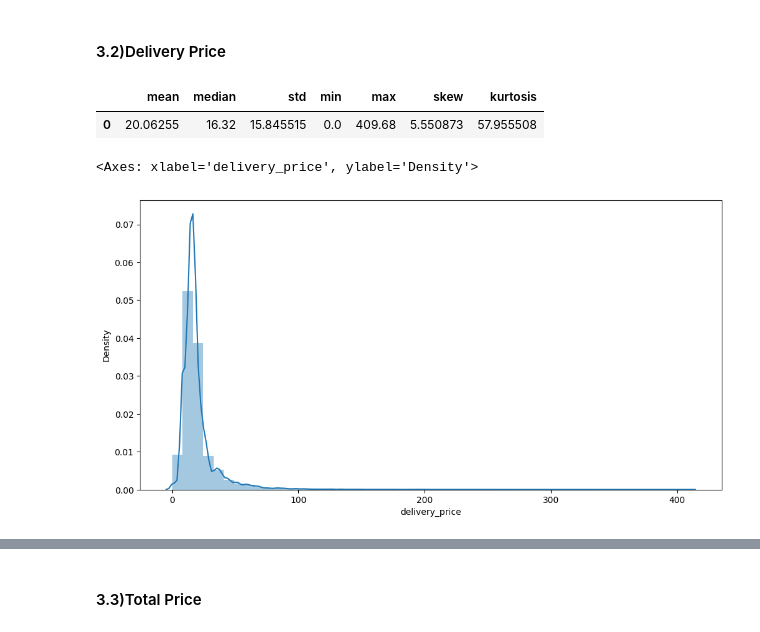
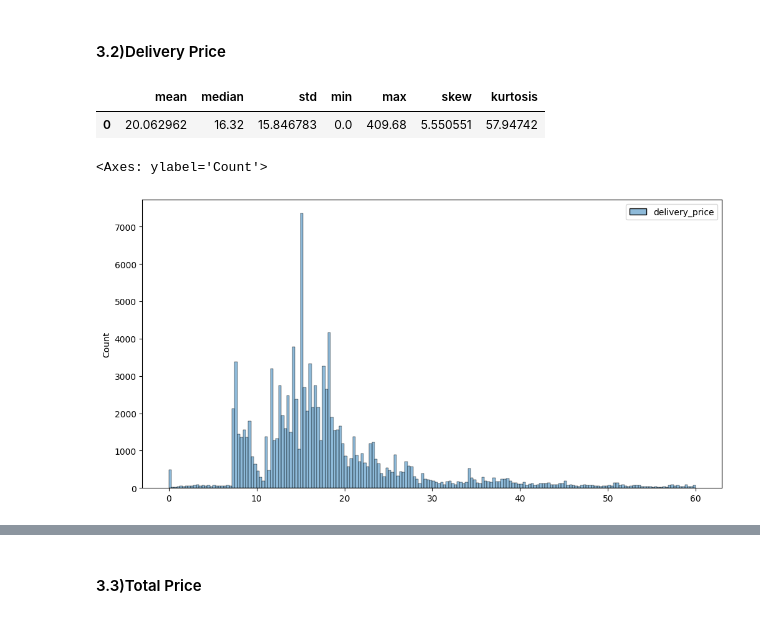
Before and after one commit to barbarafarah/clustering-clients, a Jupyter notebook: clustering.ipynb, the cells around one changed output, grey strips where cells are left out. Saved outputs shown, nothing was run; the diff lists cells and outputs as text; code cells hidden in the pictures.

```diff
--- a/clustering.ipynb
+++ b/clustering.ipynb
@@ -175,10 +224,13 @@ or
 
 For this reason, I will delete these values.
 # %%
-query = """select * from df_info_clients
-where (order_approved is not null
-and order_dliveryman is not null
-and order_delivery is not null)
-or order_status <> 'delivered';
-"""
-df_info_clients = ps.sqldf(query, globals())
+#query = """select * from df_info_clients
+#where (order_approved is not null
+#and order_dliveryman is not null
+#and order_delivery is not null)
+#or order_status <> 'delivered';
+#"""
+#df_info_clients = ps.sqldf(query, globals())
+
+
+df_info_clients = df_info_clients[(df_info_clients['order_approved'].notnull() & df_info_clients['order_dliveryman'].notnull() & df_info_clients['order_delivery'].notnull()) | (df_info_clients['order_status'] != 'delivered')]
@@ -271,3 +353,6 @@ Name: client_state, dtype: int64
 # %% [markdown]
 #### 3.1.4) Months
+# %%
+# convert the order_date column to a datetime type
+df_info_clients['order_date'] = pd.to_datetime(df_info_clients['order_date'])
 # %%
@@ -342,7 +487,7 @@ def statistics(df_column):
 # %%
 def histogram(df_column):
     plt.figure(figsize=(12, 6))
-    return sns.distplot(df_column)
+    return sns.histplot(df_column)
 # %% [markdown]
 #### 3.1) Order's Price
 # %%
@@ -366,9 +506,9 @@ histogram(df_info_clients[df_info_clients['order_price']<1000][['order_price']])
 statistics(df_info_clients['delivery_price'])
 # %% [output]
 |  | mean | median | std | min | max | skew | kurtosis |
-| 0 | 20.06255 | 16.32 | 15.845515 | 0.0 | 409.68 | 5.550873 | 57.955508 |
+| 0 | 20.062962 | 16.32 | 15.846783 | 0.0 | 409.68 | 5.550551 | 57.94742 |
 # %%
-histogram(df_info_clients['delivery_price'])
+histogram(df_info_clients[df_info_clients['delivery_price']<60][['delivery_price']])
 # %% [output]
-<Axes: xlabel='delivery_price', ylabel='Density'>
+<Axes: ylabel='Count'>
-[figure, old version]
+[figure, new version]
```
Also changed, not shown: parts of 76 cells of this notebook.
